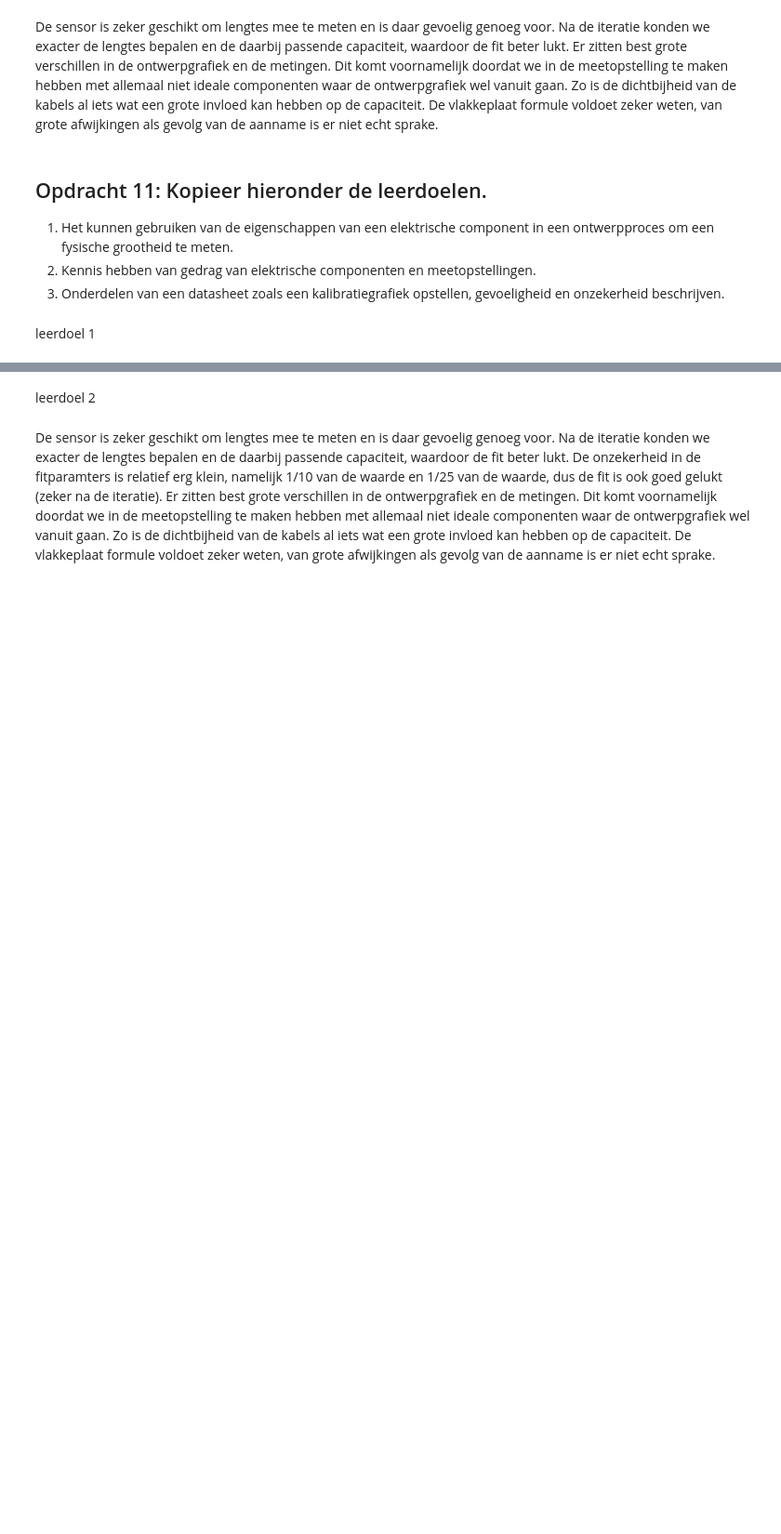
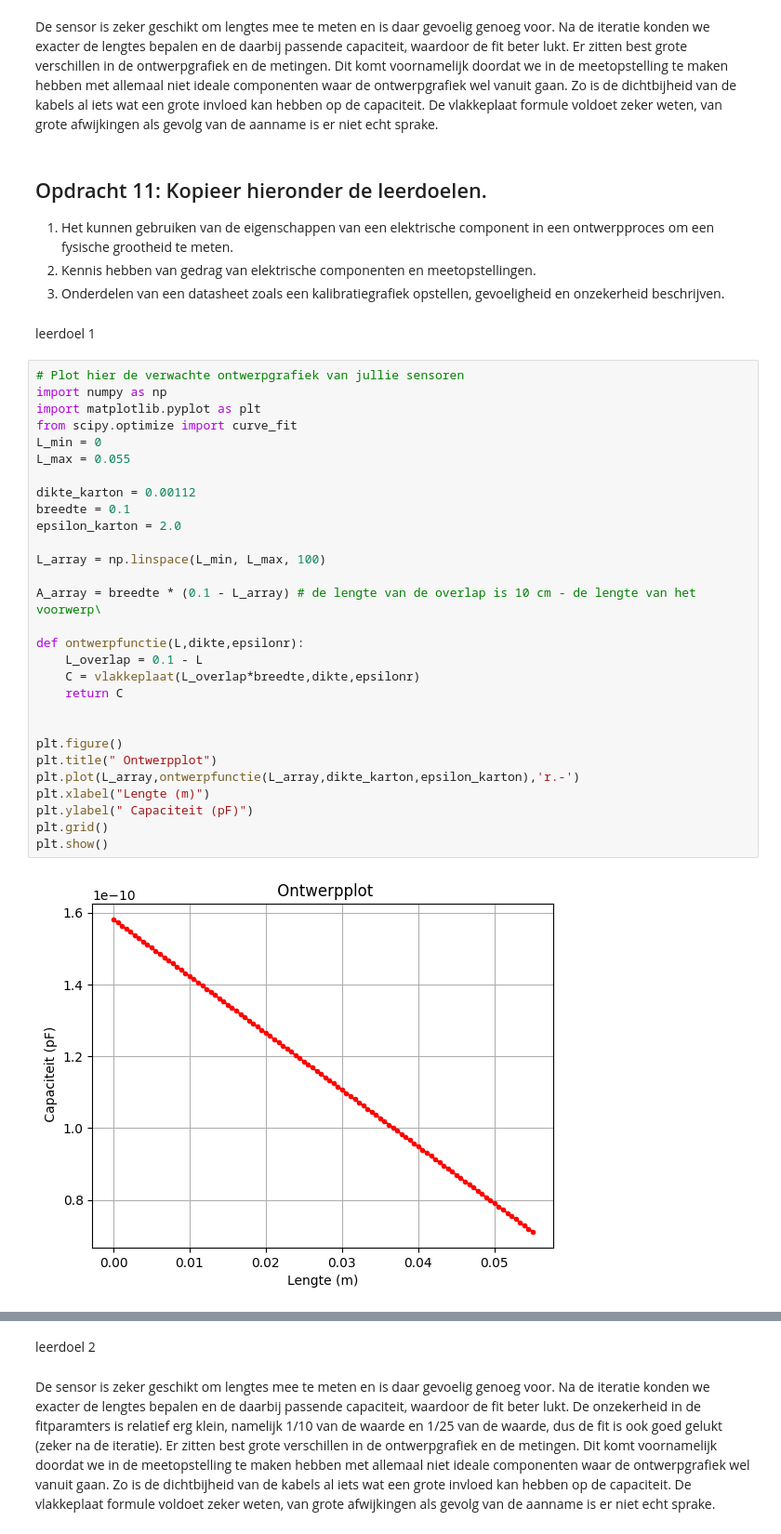
Before and after one commit to HugoRuttenTU/opdrachten-DEF-D, a Jupyter notebook: FysiekeOntwerpopdrachten/2OntwerpEenSensorCondensator/DEFOntwerpopdracht2OntwerpEenSensorInvulTemplate.ipynb, the cells around one changed output, grey strips where cells are left out. Shown at 93% size. Cells and saved outputs as stored; diff of their text form; blank space fills up the shorter version.

Commit message:
Toevoegen van de LTSpice tabel en ontwerpplot bij de leerdoelen

```diff
--- a/FysiekeOntwerpopdrachten/2OntwerpEenSensorCondensator/DEFOntwerpopdracht2OntwerpEenSensorInvulTemplate.ipynb
+++ b/FysiekeOntwerpopdrachten/2OntwerpEenSensorCondensator/DEFOntwerpopdracht2OntwerpEenSensorInvulTemplate.ipynb
@@ -174,6 +174,37 @@ De sensor is zeker geschikt om lengtes mee te meten en is daar gevoelig genoeg v
 3. Onderdelen van een datasheet zoals een kalibratiegrafiek opstellen, gevoeligheid en onzekerheid beschrijven.
 # %% [markdown]
 leerdoel 1
+# %%
+# Plot hier de verwachte ontwerpgrafiek van jullie sensoren
+import numpy as np
+import matplotlib.pyplot as plt
+from scipy.optimize import curve_fit
+L_min = 0
+L_max = 0.055
+
+dikte_karton = 0.00112
+breedte = 0.1
+epsilon_karton = 2.0
+
+L_array = np.linspace(L_min, L_max, 100)
+
+A_array = breedte * (0.1 - L_array) # de lengte van de overlap is 10 cm - de lengte van het voorwerp\
+
+def ontwerpfunctie(L,dikte,epsilonr):
+    L_overlap = 0.1 - L
+    C = vlakkeplaat(L_overlap*breedte,dikte,epsilonr)
+    return C
+
+
+plt.figure()
+plt.title(" Ontwerpplot")
+plt.plot(L_array,ontwerpfunctie(L_array,dikte_karton,epsilon_karton),'r.-')
+plt.xlabel("Lengte (m)")
+plt.ylabel(" Capaciteit (pF)")
+plt.grid()
+plt.show()
+# %% [output]
+[figure, added]
 # %% [markdown]
 ![SchetsenBereking](SchetsenBerekening.jpeg)
 
```
Also changed, not shown: parts of 2 cells of this notebook.
